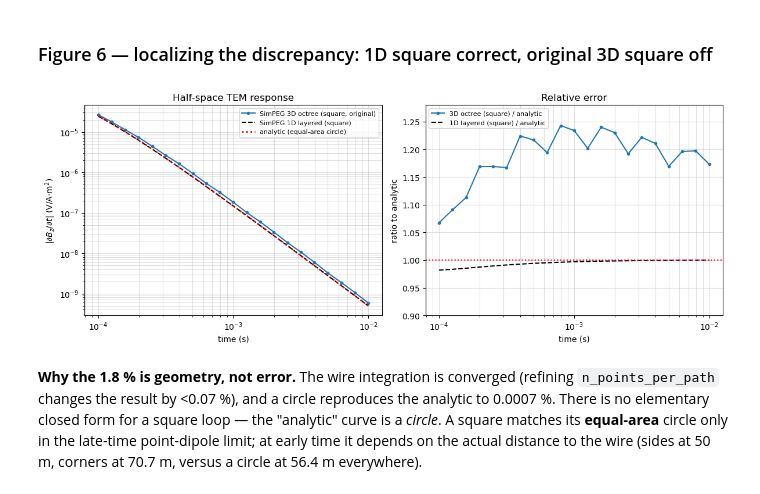
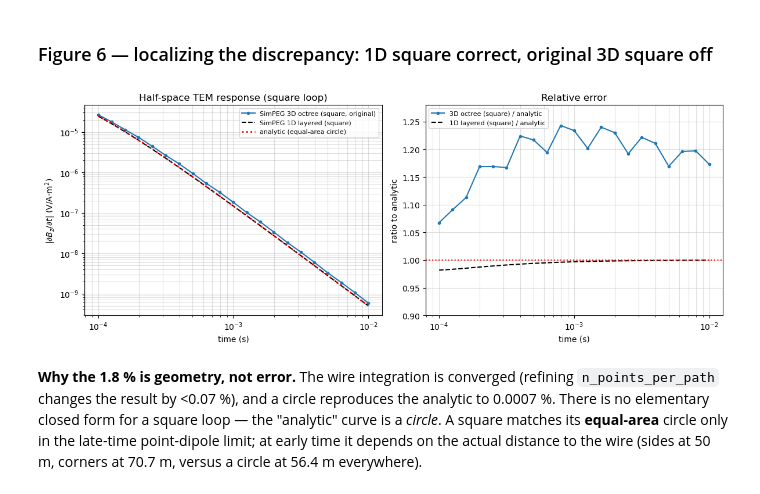
Before and after one commit to lheagy/comparision_tdem_Li_et_al_2017, a Jupyter notebook: halfspace_validation_and_timestep_fix.ipynb, the cells around one changed output. Cells and saved outputs as stored; diff of their text form; code cells hidden in the pictures.

```diff
--- a/halfspace_validation_and_timestep_fix.ipynb
+++ b/halfspace_validation_and_timestep_fix.ipynb
@@ -496,19 +531,19 @@ half_tem_faquarson.csv              : max diff vs RS['fix'] = 0.08 %
 # %%
 # FIGURE ONLY
 fig, ax = plt.subplots(1, 2, figsize=(12, 4.6))
 ax[0].loglog(times, RS["baseline"], 'C0-o', ms=3, label='SimPEG 3D octree (square, original)')
 ax[0].loglog(times, d_1d_square, 'k--', label='SimPEG 1D layered (square)')
 ax[0].loglog(times, d_analytic, 'r:', lw=2, label='analytic (equal-area circle)')
 ax[0].set_xlabel('time (s)'); ax[0].set_ylabel(r'$|\partial B_z/\partial t|$ (V/A·m$^2$)')
-ax[0].grid(True, which='both', alpha=.4); ax[0].legend(fontsize=8); ax[0].set_title('Half-space TEM response')
+ax[0].grid(True, which='both', alpha=.4); ax[0].legend(fontsize=8); ax[0].set_title('Half-space TEM response (square loop)')
 ax[1].semilogx(times, RS["baseline"]/d_analytic, 'C0-o', ms=3, label='3D octree (square) / analytic')
 ax[1].semilogx(times, d_1d_square/d_analytic, 'k--', label='1D layered (square) / analytic')
 ax[1].axhline(1, color='r', ls=':'); ax[1].set_ylim(0.9, 1.28)
 ax[1].set_xlabel('time (s)'); ax[1].set_ylabel('ratio to analytic')
 ax[1].grid(True, which='both', alpha=.4); ax[1].legend(fontsize=8); ax[1].set_title('Relative error')
 plt.tight_layout(); plt.savefig('fig_diagnosis_1d_vs_3d.png', dpi=130); plt.show()
 # %% [output]
-[figure, old version]
+[figure, new version]
 # %% [markdown]
 **Why the 1.8 % is geometry, not error.** The wire integration is converged (refining
 `n_points_per_path` changes the result by <0.07 %), and a circle reproduces the analytic to 0.0007 %.
```
Also changed, not shown: parts of 4 cells of this notebook, 6 other files.
